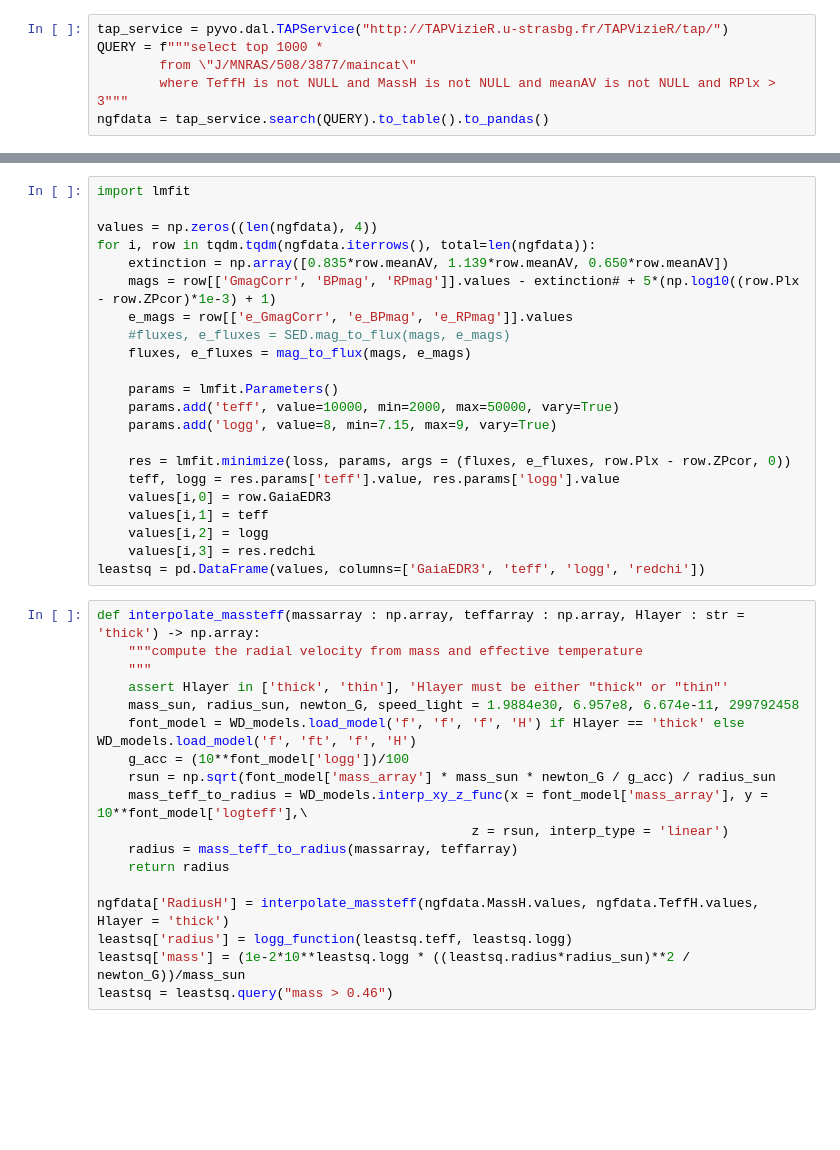
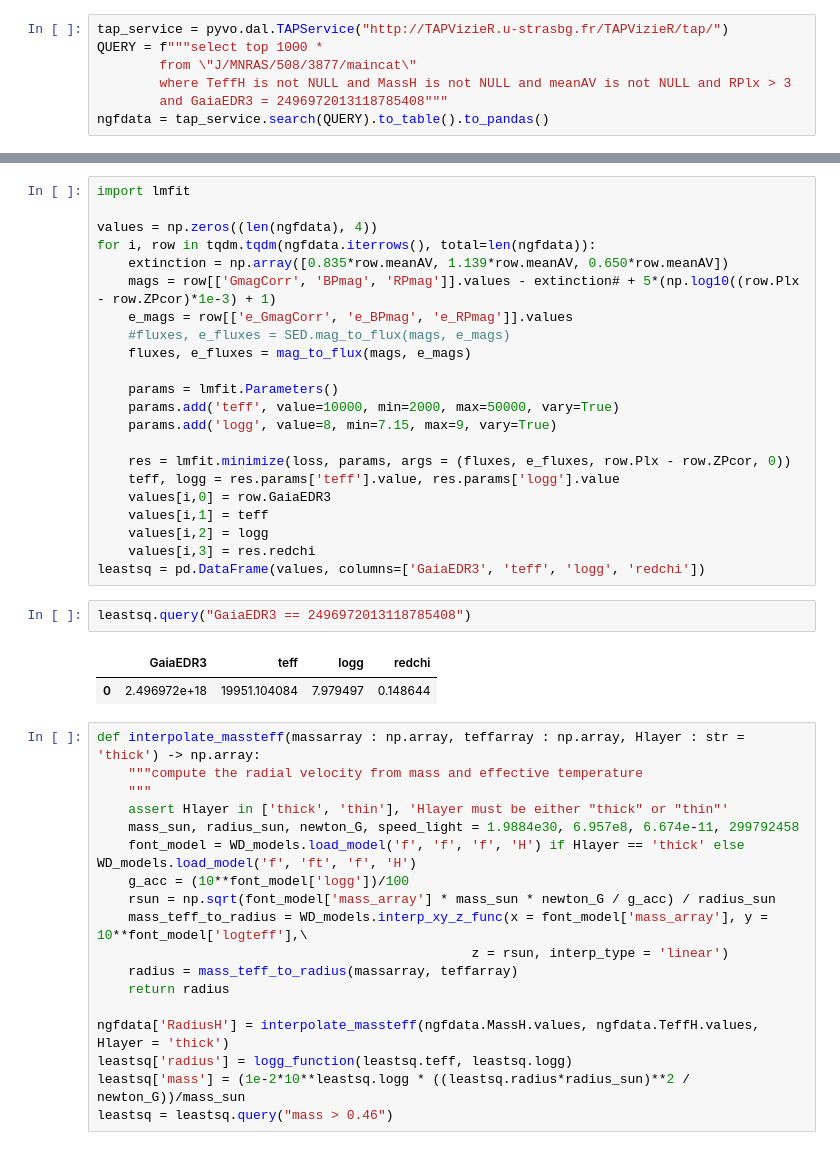
Before and after one commit to stefanarseneau/wd_interpolator, a Jupyter notebook: util/test_fitting_fnu.ipynb, the cells around one changed output, grey strips where cells are left out. Drawn from its saved outputs; the diff is of its cells as text; blank space fills up the shorter version.

```diff
--- a/util/test_fitting_fnu.ipynb
+++ b/util/test_fitting_fnu.ipynb
@@ -94,5 +98,6 @@ def loss(params, fl, e_fl, plx, av):
 tap_service = pyvo.dal.TAPService("http://TAPVizieR.u-strasbg.fr/TAPVizieR/tap/")
 QUERY = f"""select top 1000 *
         from \"J/MNRAS/508/3877/maincat\"
-        where TeffH is not NULL and MassH is not NULL and meanAV is not NULL and RPlx > 3"""
+        where TeffH is not NULL and MassH is not NULL and meanAV is not NULL and RPlx > 3
+        and GaiaEDR3 = 2496972013118785408"""
 ngfdata = tap_service.search(QUERY).to_table().to_pandas()
@@ -118,6 +128,11 @@ for i, row in tqdm.tqdm(ngfdata.iterrows(), total=len(ngfdata)):
     values[i,2] = logg
     values[i,3] = res.redchi
 leastsq = pd.DataFrame(values, columns=['GaiaEDR3', 'teff', 'logg', 'redchi'])
+# %%
+leastsq.query("GaiaEDR3 == 2496972013118785408")
+# %% [output]
+|  | GaiaEDR3 | teff | logg | redchi |
+| 0 | 2.496972e+18 | 19951.104084 | 7.979497 | 0.148644 |
 # %%
 def interpolate_massteff(massarray : np.array, teffarray : np.array, Hlayer : str = 'thick') -> np.array:
     """compute the radial velocity from mass and effective temperature
```
Also changed, not shown: parts of 2 cells of this notebook, 1 other file.
